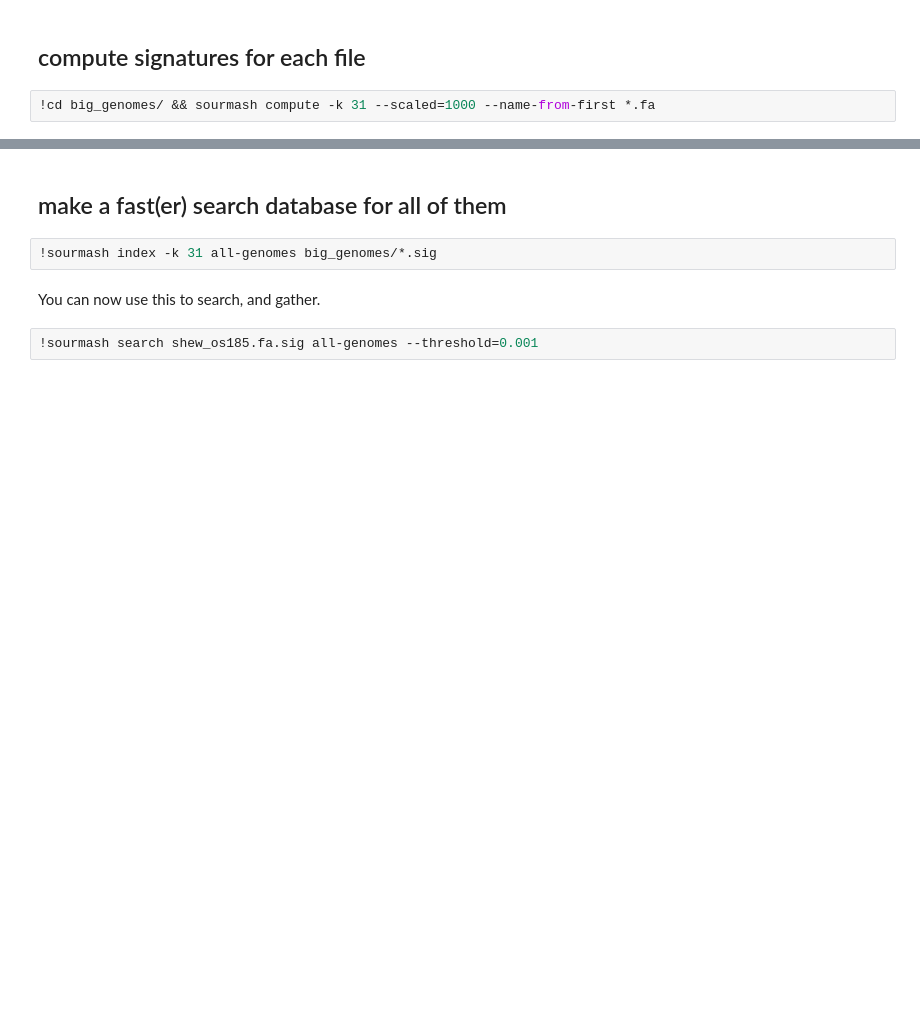
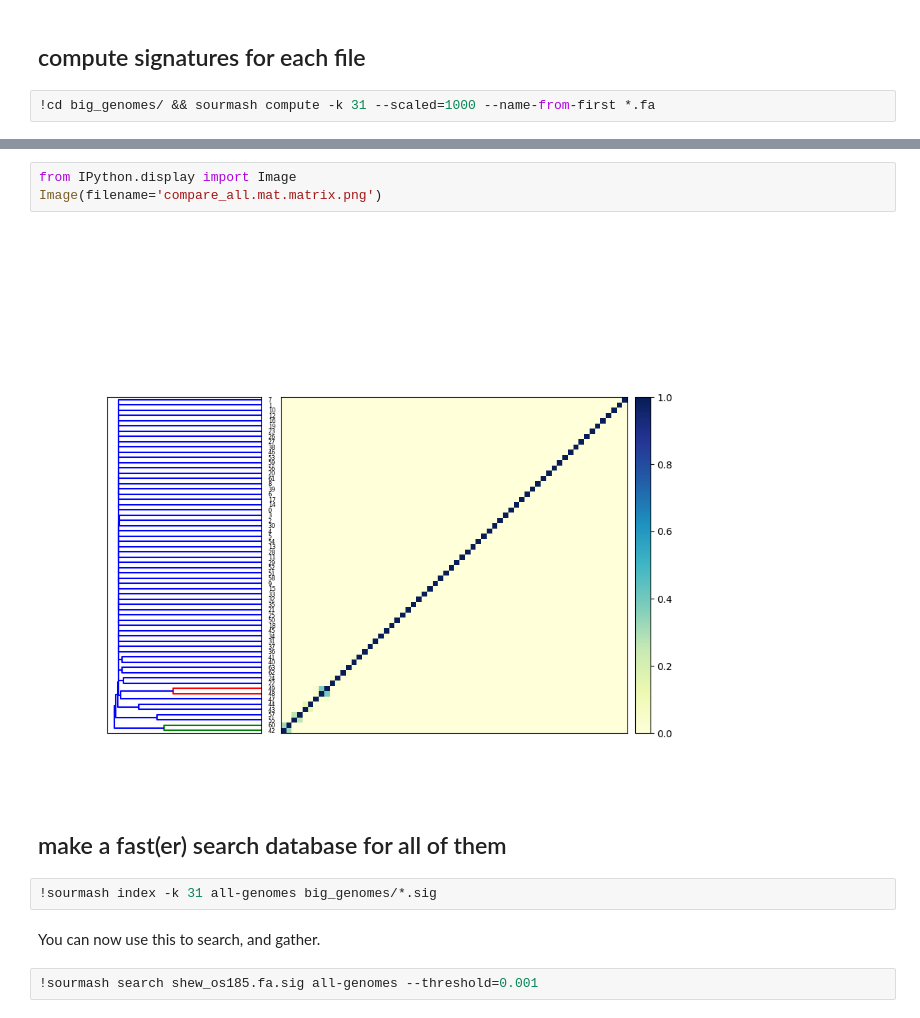
Before and after one commit to ctb/2019-upr-kmers, a Jupyter notebook: sourmash-collections.ipynb, the cells around one changed output, grey strips where cells are left out. Saved outputs shown, nothing was run; the diff lists cells and outputs as text; blank space fills up the shorter version.

Commit message:
add compare all, fix the tar

```diff
--- a/sourmash-collections.ipynb
+++ b/sourmash-collections.ipynb
@@ -12,3 +36,8 @@
+# %%
+from IPython.display import Image
+Image(filename='compare_all.mat.matrix.png')
+# %% [output]
+[figure, added]
 # %% [markdown]
 ## make a fast(er) search database for all of them
 # %%
```
Also changed, not shown: parts of 3 cells of this notebook.
